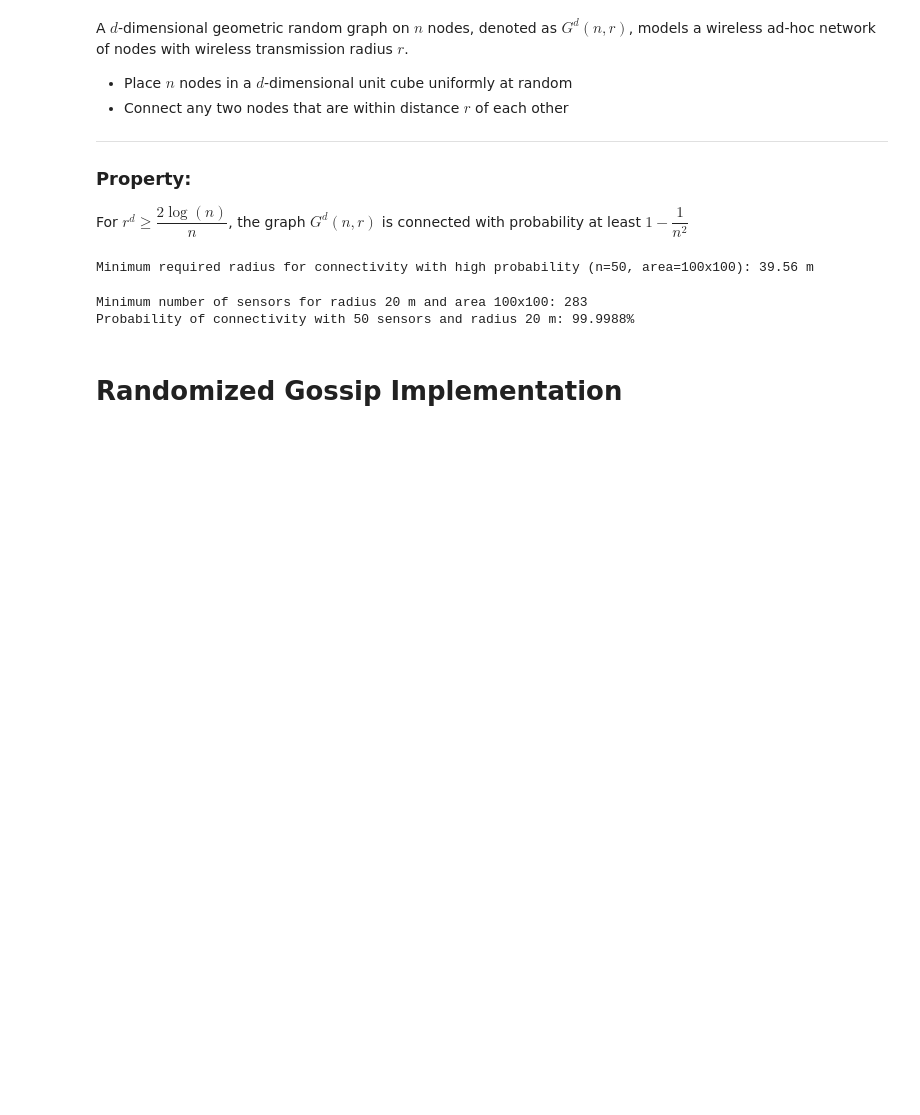
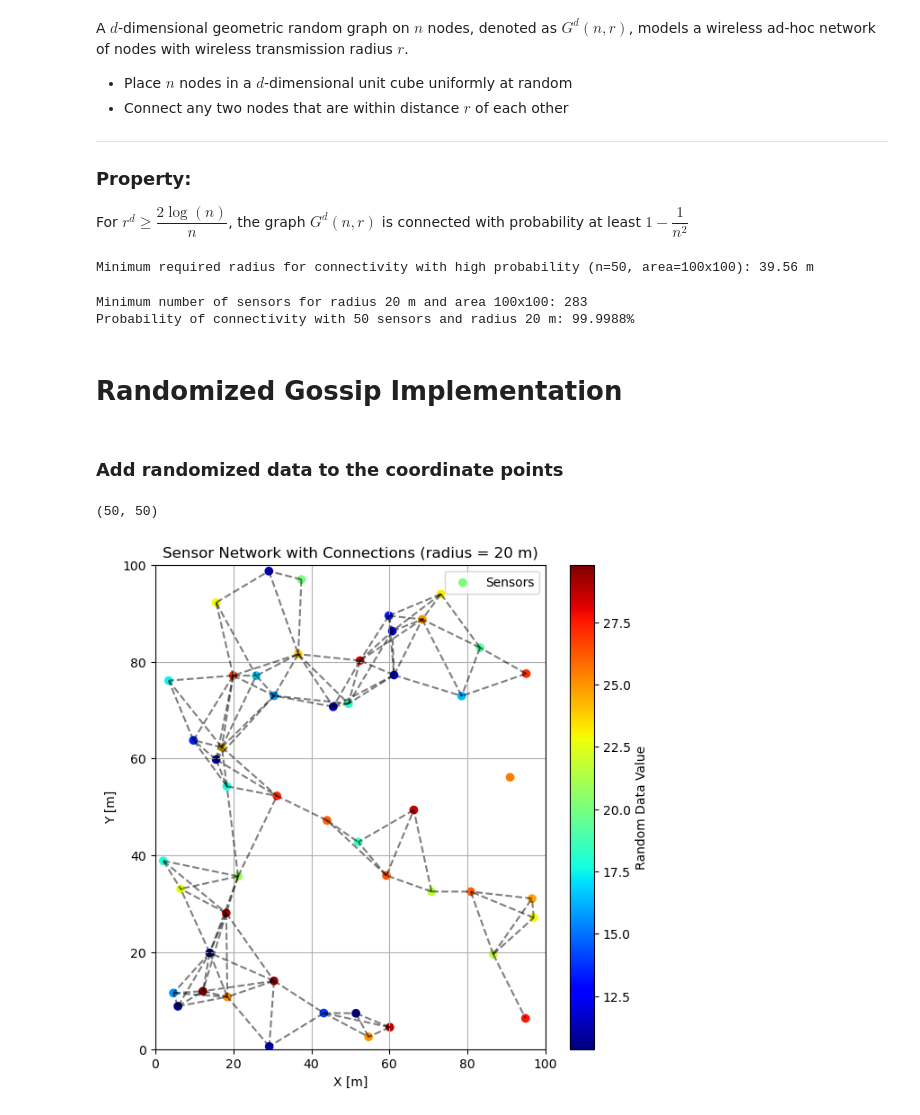
Before and after one commit to JoostJ9/EE4540-Jaspers-Hayaty, a Jupyter notebook: EE4540.ipynb, the cells around one changed output. Cells and saved outputs as stored; diff of their text form; code cells hidden in the pictures; blank space fills up the shorter version.

Commit message:
Added extra dimension with random data

```diff
--- a/EE4540.ipynb
+++ b/EE4540.ipynb
@@ -163,2 +152,46 @@ for num_sensor in num_sensor_list:
 # %% [markdown]
 # Randomized Gossip Implementation
+# %% [markdown]
+### Add randomized data to the coordinate points
+# %%
+# coords has shape (N, 2)
+random_column = np.random.uniform(low=10, high=30, size=(coords.shape[0], 1))  # shape (N, 1)
+
+# concatenate along axis=1 (columns)
+coords_augmented = np.hstack((coords, random_column))  # shape (N, 3)
+
+# Compute pairwise distances
+dists = np.sqrt(np.sum((coords_augmented[:, None, 0:2] - coords_augmented[None, :, 0:2])**2, axis=-1))
+
+print(dists.shape)
+adjacency = (dists <= RADIUS) & (dists > 0)
+
+# Create figure
+plt.figure(figsize=(7, 7))
+
+# Scatter plot with color based on random data
+sc = plt.scatter(sensor_x, sensor_y, c=coords_augmented[:,2].flatten(), cmap='jet', label='Sensors')
+
+# Draw dashed black lines for connected sensors
+for i in range(num_sensors):
+    neighbors = np.where(adjacency[i])[0]
+    for j in neighbors:
+        if i < j:  # Avoid duplicates
+            plt.plot([sensor_x[i], sensor_x[j]], [sensor_y[i], sensor_y[j]], 'k--', alpha=0.5)
+
+# Add colorbar
+cbar = plt.colorbar(sc)
+cbar.set_label('Random Data Value')
+
+# Final plot settings
+plt.xlim(0, AREA_WIDTH)
+plt.ylim(0, AREA_WIDTH)
+plt.title(f'Sensor Network with Connections (radius = {RADIUS} m)')
+plt.xlabel('X [m]')
+plt.ylabel('Y [m]')
+plt.grid(True)
+plt.legend()
+plt.show()
+# %% [output]
+(50, 50)
+[figure, added]
```
Also changed, not shown: parts of 3 cells of this notebook.
